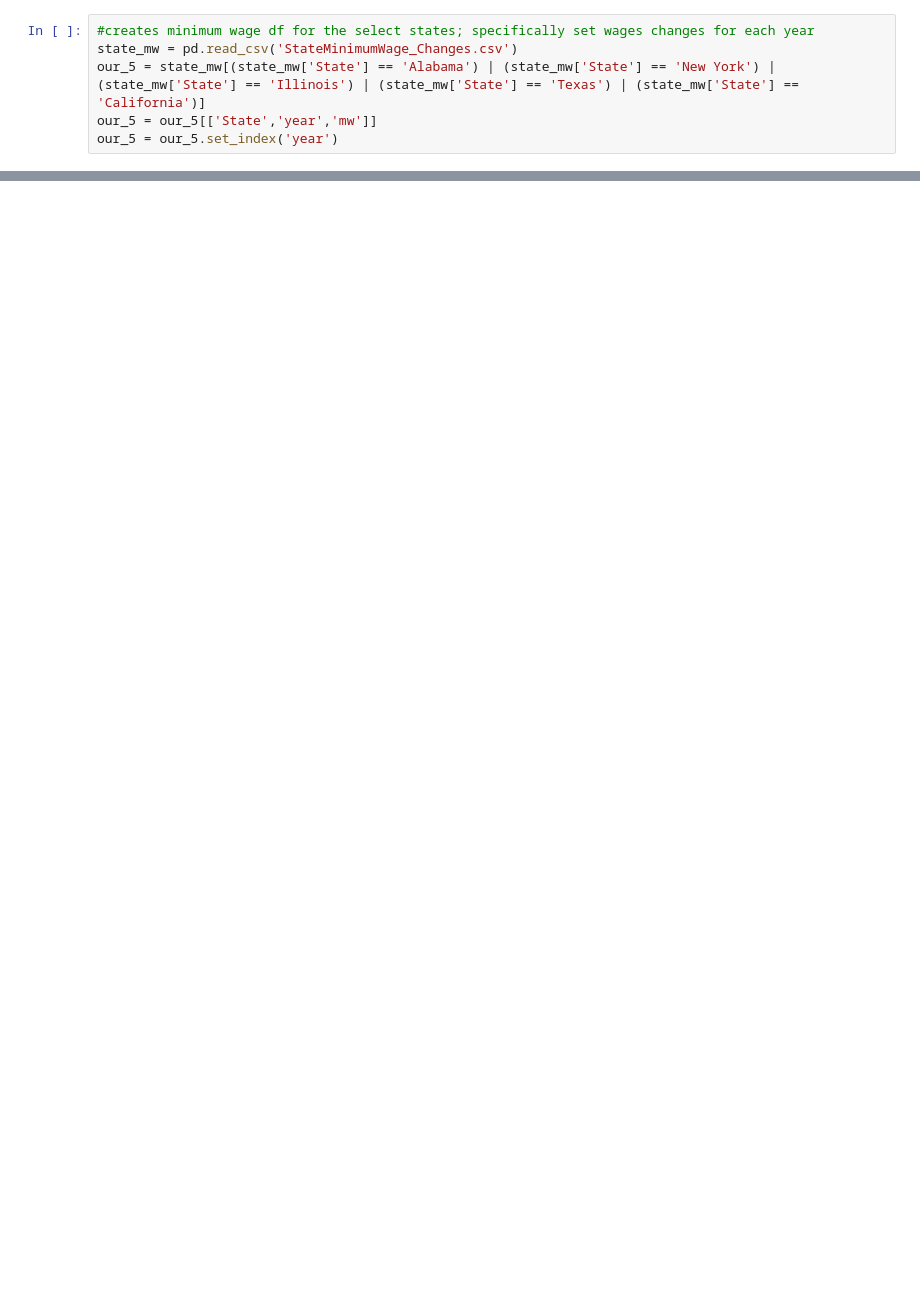
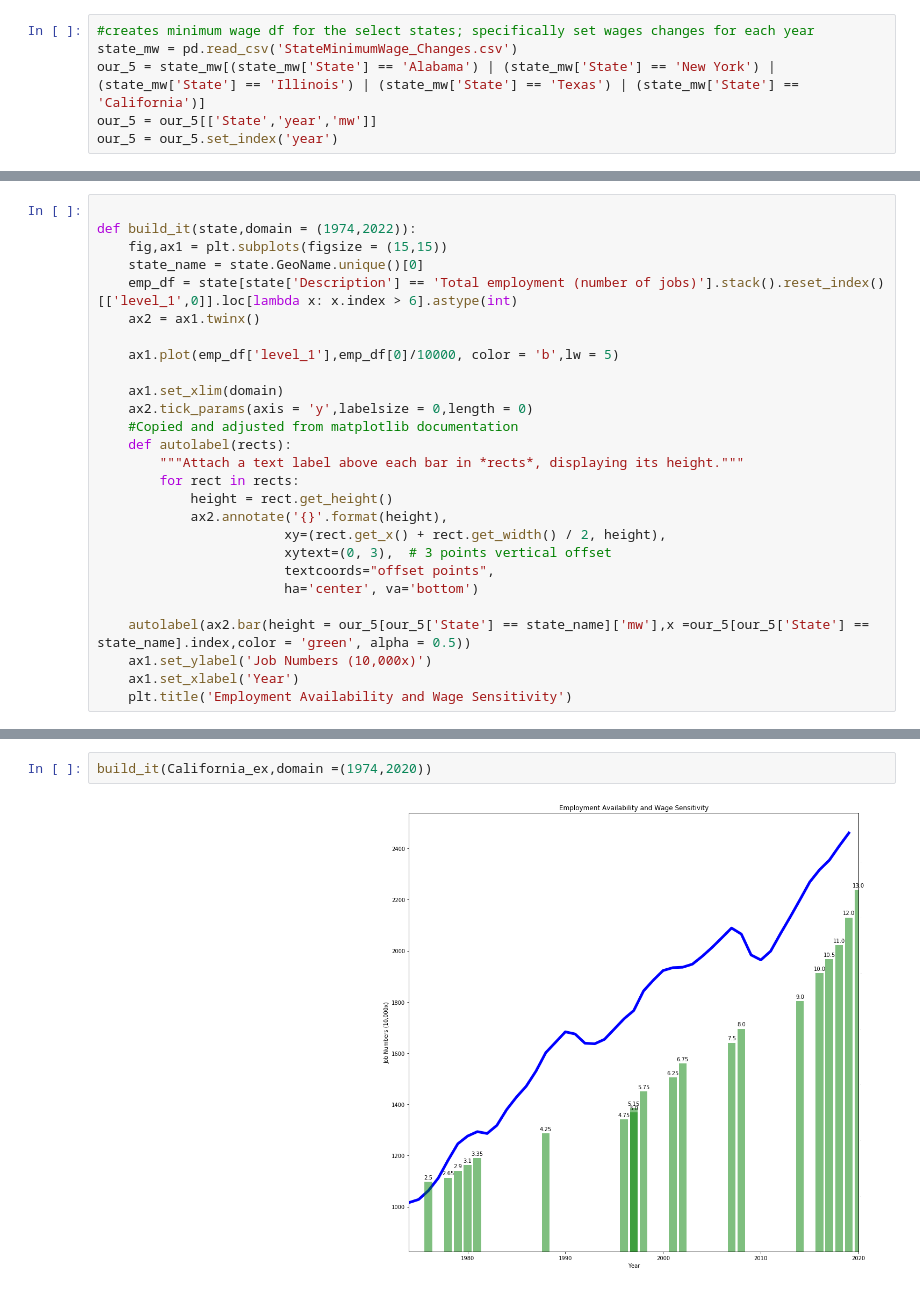
Before and after one commit to devindubin/ProjectOne, a Jupyter notebook: devin_Resources/Newest_Ind_Emp.ipynb, the cells around one changed output, grey strips where cells are left out. Drawn from its saved outputs; the diff is of its cells as text; blank space fills up the shorter version.

Commit message:
build-it function made

```diff
--- a/devin_Resources/Newest_Ind_Emp.ipynb
+++ b/devin_Resources/Newest_Ind_Emp.ipynb
@@ -171,0 +187,27 @@ No handles with labels found to put in legend.
+# %%
+
+def build_it(state,domain = (1974,2022)):
+    fig,ax1 = plt.subplots(figsize = (15,15))
+    state_name = state.GeoName.unique()[0]
+    emp_df = state[state['Description'] == 'Total employment (number of jobs)'].stack().reset_index()[['level_1',0]].loc[lambda x: x.index > 6].astype(int)
+    ax2 = ax1.twinx()
+
+    ax1.plot(emp_df['level_1'],emp_df[0]/10000, color = 'b',lw = 5)
+
+    ax1.set_xlim(domain)
+    ax2.tick_params(axis = 'y',labelsize = 0,length = 0)
+    #Copied and adjusted from matplotlib documentation
+    def autolabel(rects):
+        """Attach a text label above each bar in *rects*, displaying its height."""
+        for rect in rects:
+            height = rect.get_height()
+            ax2.annotate('{}'.format(height),
+                        xy=(rect.get_x() + rect.get_width() / 2, height),
+                        xytext=(0, 3),  # 3 points vertical offset
+                        textcoords="offset points",
+                        ha='center', va='bottom')
+
+    autolabel(ax2.bar(height = our_5[our_5['State'] == state_name]['mw'],x =our_5[our_5['State'] == state_name].index,color = 'green', alpha = 0.5))
+    ax1.set_ylabel('Job Numbers (10,000x)')
+    ax1.set_xlabel('Year')
+    plt.title('Employment Availability and Wage Sensitivity')
@@ -171,0 +218,4 @@ No handles with labels found to put in legend.
+# %%
+build_it(California_ex,domain =(1974,2020))
+# %% [output]
+[figure, added]
```
Also changed, not shown: parts of 7 cells of this notebook.
